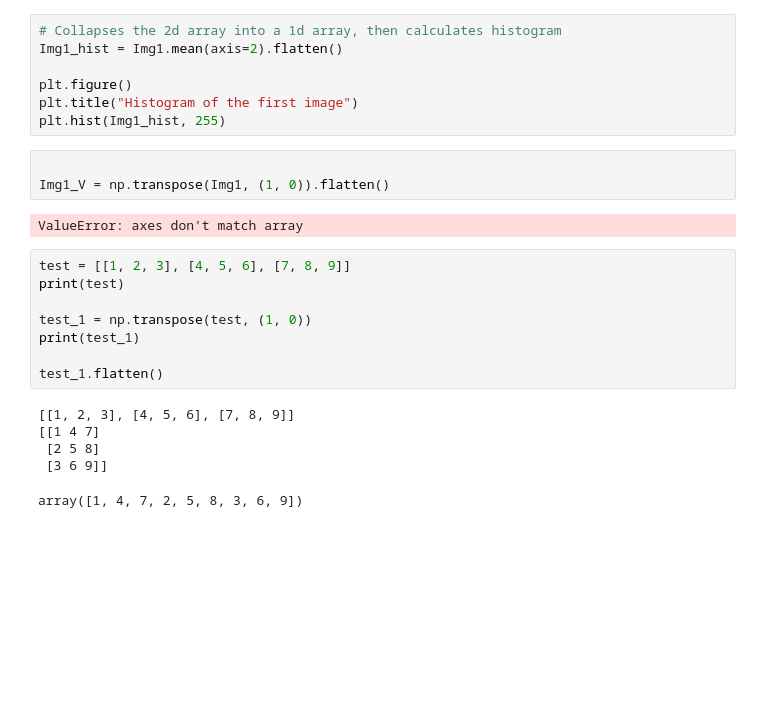
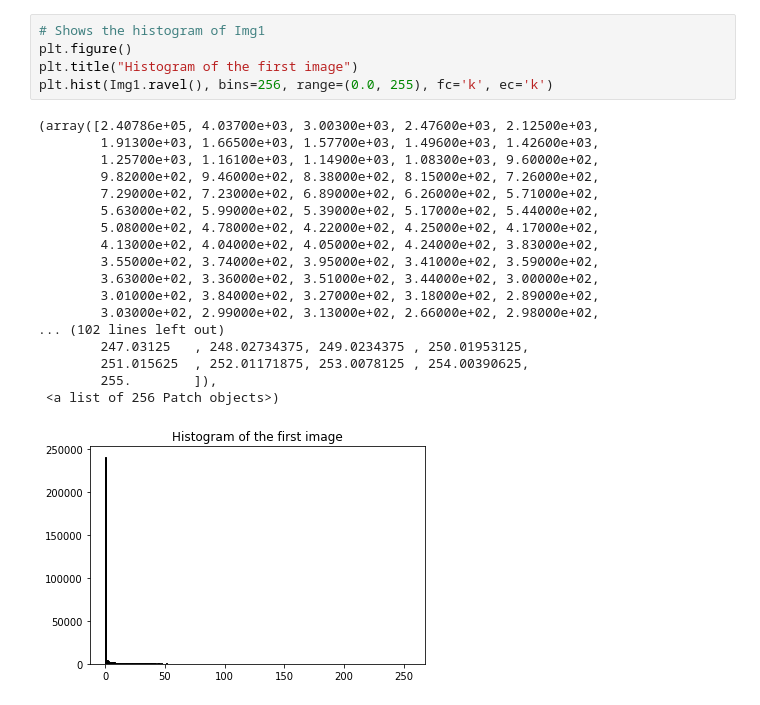
Before and after one commit to 02-Hshu/Ultrascan_Py, a Jupyter notebook: Filter_Preprocess/Fliter_Bmp_Preprocess.ipynb, the cells around one changed output. Saved outputs shown, nothing was run; the diff lists cells and outputs as text; blank space fills up the shorter version.

```diff
--- a/Filter_Preprocess/Fliter_Bmp_Preprocess.ipynb
+++ b/Filter_Preprocess/Fliter_Bmp_Preprocess.ipynb
@@ -19,26 +28,24 @@ plt.imshow(Img2)
 # %%
-# Collapses the 2d array into a 1d array, then calculates histogram
-Img1_hist = Img1.mean(axis=2).flatten()
-
+# Shows the histogram of Img1
 plt.figure()
 plt.title("Histogram of the first image")
-plt.hist(Img1_hist, 255)
+plt.hist(Img1.ravel(), bins=256, range=(0.0, 255), fc='k', ec='k')
+# %% [output]
+(array([2.40786e+05, 4.03700e+03, 3.00300e+03, 2.47600e+03, 2.12500e+03,
+        1.91300e+03, 1.66500e+03, 1.57700e+03, 1.49600e+03, 1.42600e+03,
+        1.25700e+03, 1.16100e+03, 1.14900e+03, 1.08300e+03, 9.60000e+02,
+        9.82000e+02, 9.46000e+02, 8.38000e+02, 8.15000e+02, 7.26000e+02,
+        7.29000e+02, 7.23000e+02, 6.89000e+02, 6.26000e+02, 5.71000e+02,
+        5.63000e+02, 5.99000e+02, 5.39000e+02, 5.17000e+02, 5.44000e+02,
+        5.08000e+02, 4.78000e+02, 4.22000e+02, 4.25000e+02, 4.17000e+02,
+        4.13000e+02, 4.04000e+02, 4.05000e+02, 4.24000e+02, 3.83000e+02,
+        3.55000e+02, 3.74000e+02, 3.95000e+02, 3.41000e+02, 3.59000e+02,
+        3.63000e+02, 3.36000e+02, 3.51000e+02, 3.44000e+02, 3.00000e+02,
+        3.01000e+02, 3.84000e+02, 3.27000e+02, 3.18000e+02, 2.89000e+02,
+        3.03000e+02, 2.99000e+02, 3.13000e+02, 2.66000e+02, 2.98000e+02,
+... (102 lines left out)
+        247.03125   , 248.02734375, 249.0234375 , 250.01953125,
+        251.015625  , 252.01171875, 253.0078125 , 254.00390625,
+        255.        ]),
+ <a list of 256 Patch objects>)
+[figure, added]
-# %%
-
-Img1_V = np.transpose(Img1, (1, 0)).flatten()
-# %% [output]
-ValueError: axes don't match array
-# %%
-test = [[1, 2, 3], [4, 5, 6], [7, 8, 9]]
-print(test)
-
-test_1 = np.transpose(test, (1, 0))
-print(test_1)
-
-test_1.flatten()
-# %% [output]
-[[1, 2, 3], [4, 5, 6], [7, 8, 9]]
-[[1 4 7]
- [2 5 8]
- [3 6 9]]
-array([1, 4, 7, 2, 5, 8, 3, 6, 9])
```
Also changed, not shown: parts of 6 cells of this notebook, 1 other file.
